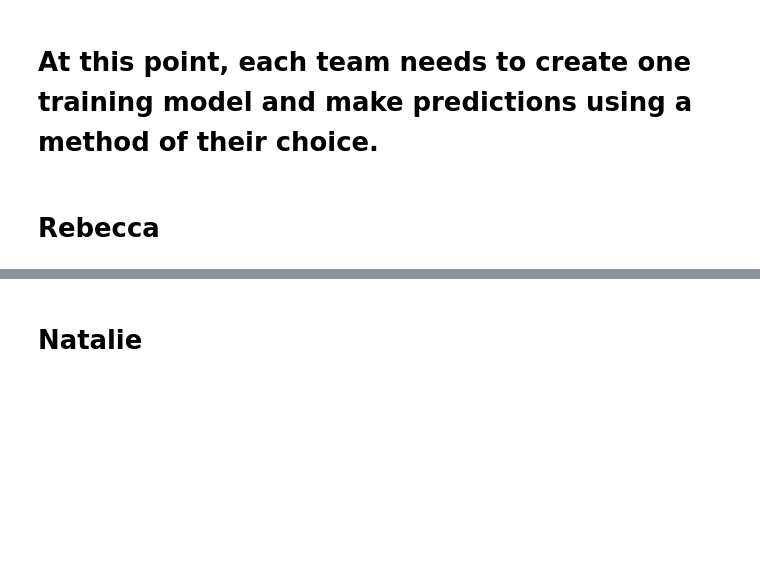
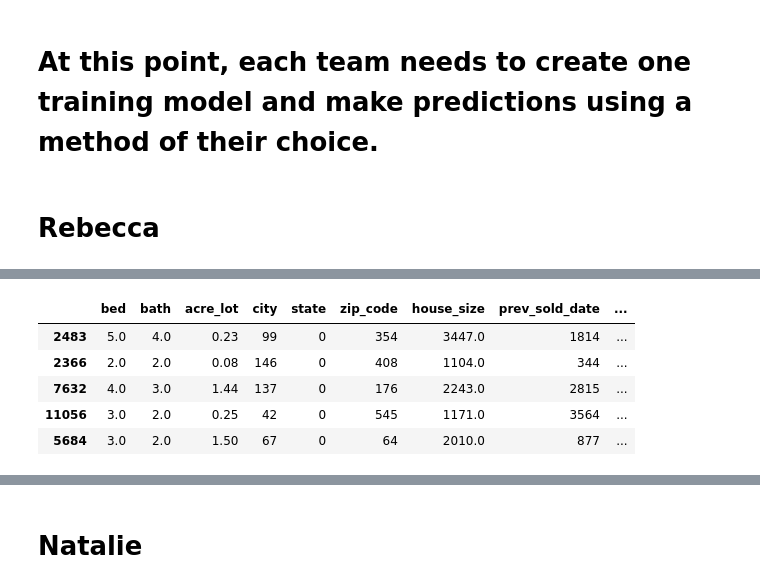
Before and after one commit to trentlerma/groupthreeproject, a Jupyter notebook: Project 2.ipynb, the cells around one changed output, grey strips where cells are left out. Cells and saved outputs as stored; diff of their text form; code cells hidden in the pictures; blank space fills up the shorter version.

```diff
--- a/Project 2.ipynb
+++ b/Project 2.ipynb
@@ -260,0 +286,14 @@ df_prediction_1.head()
+# %%
+# Set up X and Y variables
+
+X = transform_data_df.drop(columns=['price'])  # Features (all columns except 'price')
+y = transform_data_df['price'].values.reshape(-1,1)  # Target variable (price)
+
+# Split the data into training and testing sets with 10% testing data
+X_train, X_test, y_train, y_test = train_test_split(X, y,test_size=0.10, random_state=42)
+
+# Display the shape of the resulting datasets
+print("X_train shape:", X_train.shape)
+print("X_test shape:", X_test.shape)
+print("y_train shape:", y_train.shape)
+print("y_test shape:", y_test.shape)
@@ -260,0 +321,19 @@ df_prediction_1.head()
+# %%
+# Identify categorical columns
+categorical_columns = ['city', 'state', 'zip_code', 'prev_sold_date','price_per_sqft','average_house_value_per_zipcode']
+
+# Initialize LabelEncoder
+label_encoder = LabelEncoder()
+
+# Apply LabelEncoder to each categorical column
+for column in categorical_columns:
+    X_train[column] = label_encoder.fit_transform(X_train[column])
+
+X_train.head()
+# %% [output]
+|  | bed | bath | acre_lot | city | state | zip_code | house_size | prev_sold_date | ... |
+| 2483 | 5.0 | 4.0 | 0.23 | 99 | 0 | 354 | 3447.0 | 1814 | ... |
+| 2366 | 2.0 | 2.0 | 0.08 | 146 | 0 | 408 | 1104.0 | 344 | ... |
+| 7632 | 4.0 | 3.0 | 1.44 | 137 | 0 | 176 | 2243.0 | 2815 | ... |
+| 11056 | 3.0 | 2.0 | 0.25 | 42 | 0 | 545 | 1171.0 | 3564 | ... |
+| 5684 | 3.0 | 2.0 | 1.50 | 67 | 0 | 64 | 2010.0 | 877 | ... |
```
Also changed, not shown: parts of 34 cells of this notebook, 2 other files.
